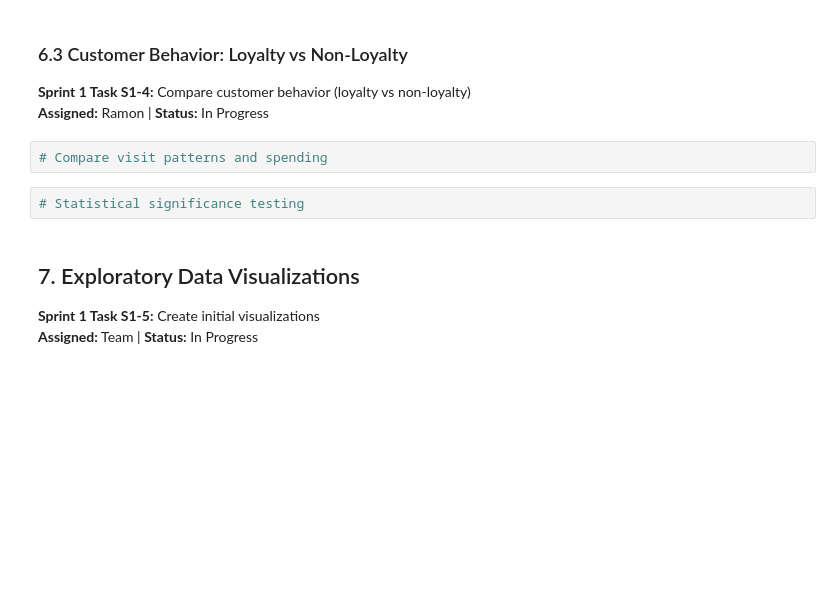
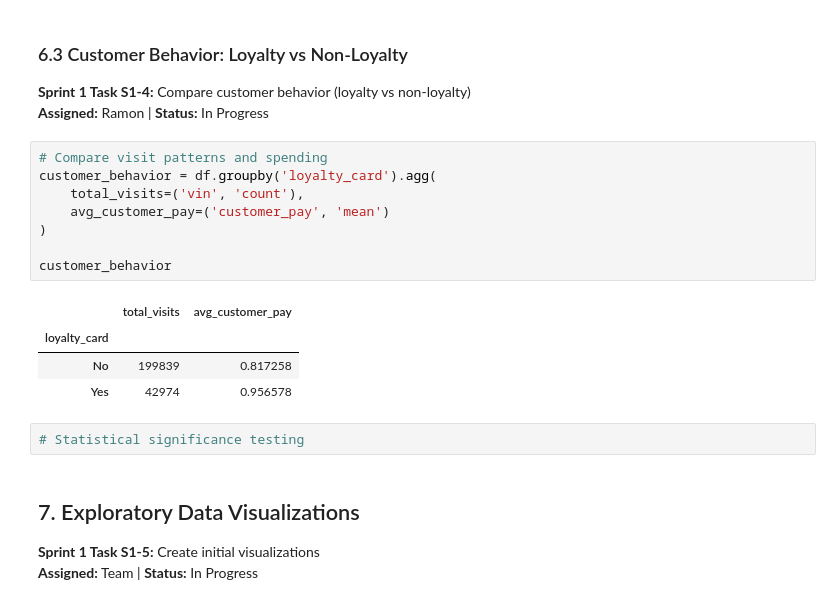
Before and after one commit to rbrabusa/cmpt3830_alpaca, a Jupyter notebook: cmpt3830_phase_1_go_auto.ipynb, the cells around one changed output. Drawn from its saved outputs; the diff is of its cells as text; blank space fills up the shorter version.

```diff
--- a/cmpt3830_phase_1_go_auto.ipynb
+++ b/cmpt3830_phase_1_go_auto.ipynb
@@ -331,6 +356,17 @@ highest avg revenue: Go Honda ($0.91)
 **Assigned:** Ramon | **Status:** In Progress
 # %%
 # Compare visit patterns and spending
+customer_behavior = df.groupby('loyalty_card').agg(
+    total_visits=('vin', 'count'),
+    avg_customer_pay=('customer_pay', 'mean')
+)
+
+customer_behavior
+# %% [output]
+|  | total_visits | avg_customer_pay |
+| loyalty_card |  |  |
+| No | 199839 | 0.817258 |
+| Yes | 42974 | 0.956578 |
 # %%
 # Statistical significance testing
 # %% [markdown]
```
Also changed, not shown: parts of 3 cells of this notebook.
